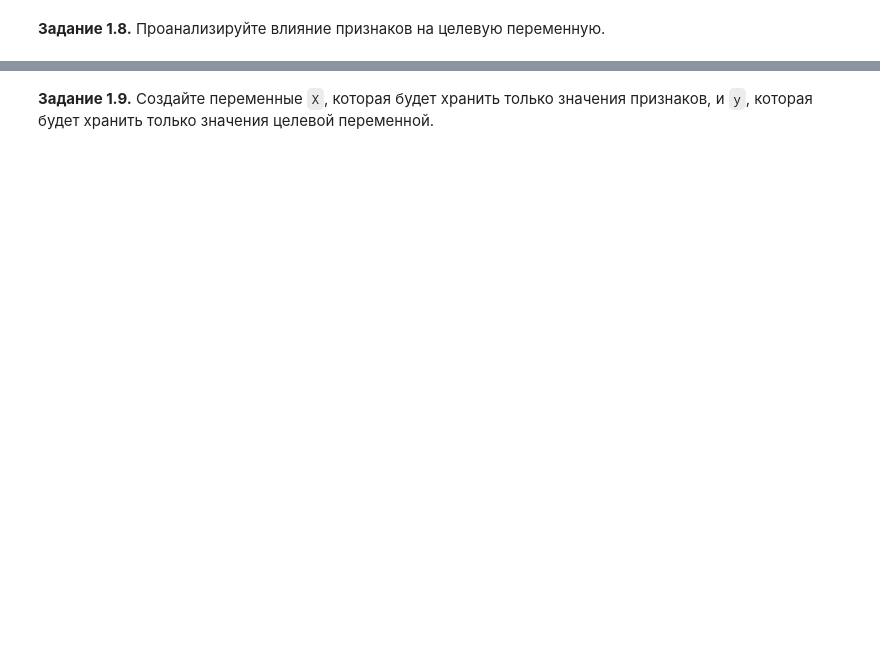
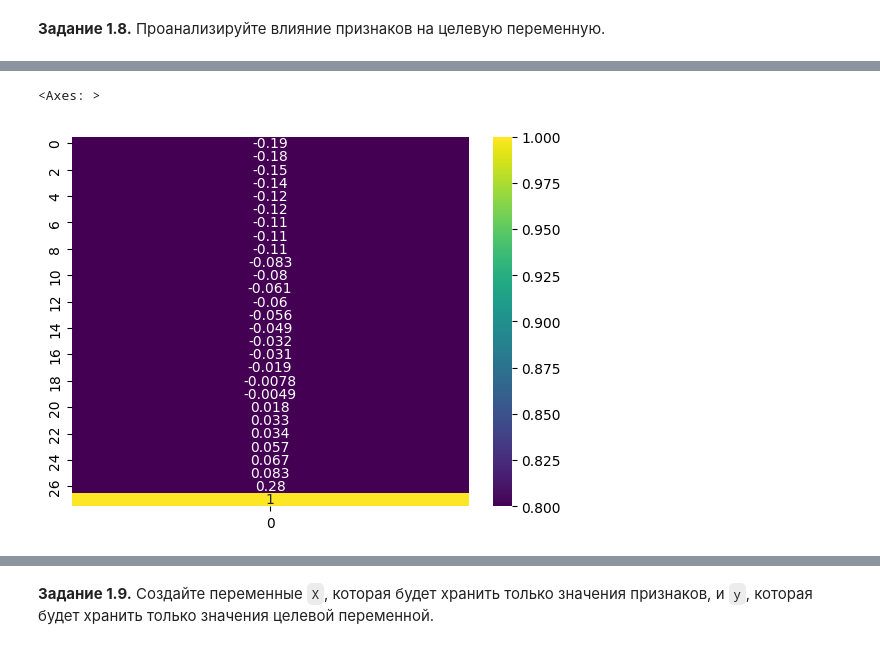
Before and after one commit to Swanger-Iz/ML_projs, a Jupyter notebook: game_of_thrones_hm/hw_1_game_of_thrones.ipynb, the cells around one changed output, grey strips where cells are left out. Cells and saved outputs as stored; diff of their text form; code cells hidden in the pictures; blank space fills up the shorter version.

```diff
--- a/game_of_thrones_hm/hw_1_game_of_thrones.ipynb
+++ b/game_of_thrones_hm/hw_1_game_of_thrones.ipynb
@@ -937,2 +993,8 @@ Name: isAlive, Length: 382, dtype: float64
+# %%
+# plt.figure(figsize=[20, 16])
+sns.heatmap(np.array(data.corr()['isAlive'].sort_values().values).reshape(-1, 1), annot=True, vmin=.8, cmap='viridis')
+# %% [output]
+<Axes: >
+[figure, added]
 # %%
 plt.figure(figsize=[14, 12])
```
Also changed, not shown: parts of 49 cells of this notebook, 6 other files.
